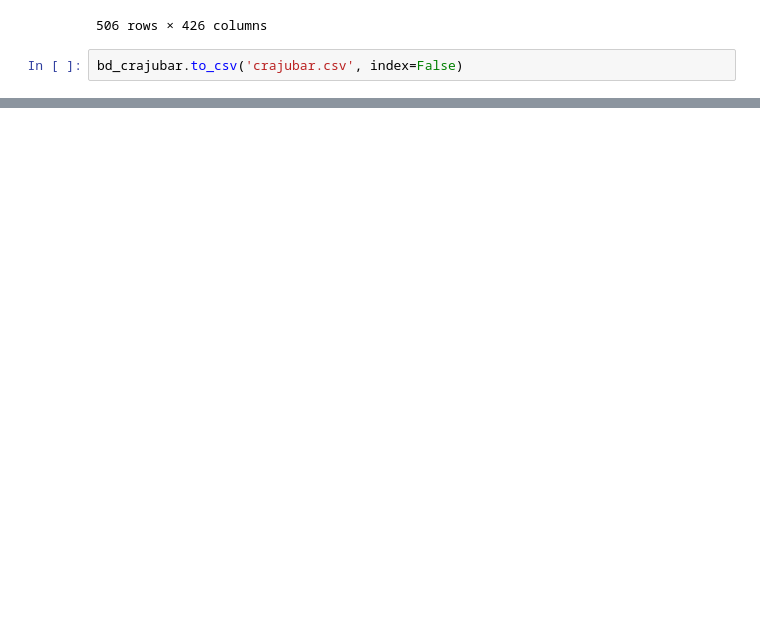
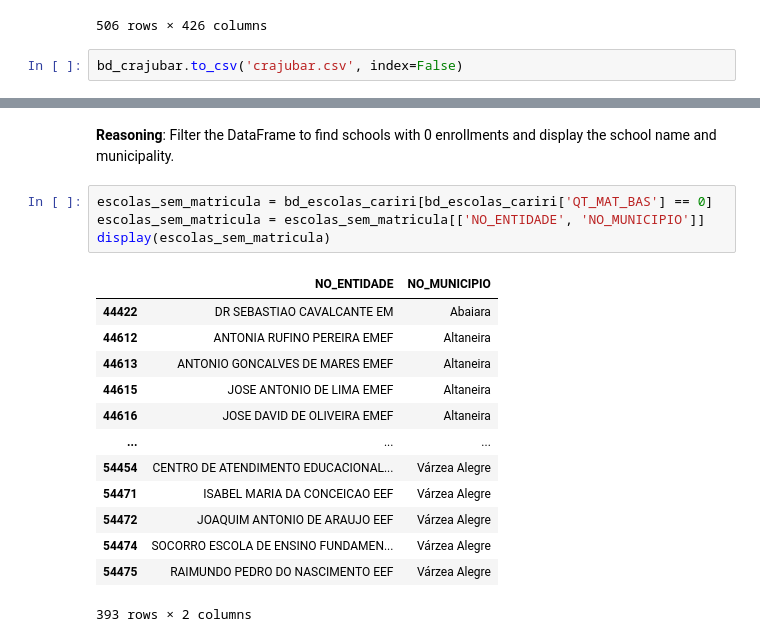
Before and after one commit to diogenesdeluna/blank-app, a Jupyter notebook: educacao_basica_cariri.ipynb, the cells around one changed output, grey strips where cells are left out. Saved outputs shown, nothing was run; the diff lists cells and outputs as text; blank space fills up the shorter version.

```diff
--- a/educacao_basica_cariri.ipynb
+++ b/educacao_basica_cariri.ipynb
@@ -120,0 +235,21 @@ bd_crajubar.to_csv('crajubar.csv', index=False)
+# %% [markdown]
+**Reasoning**:
+Filter the DataFrame to find schools with 0 enrollments and display the school name and municipality.
+# %%
+escolas_sem_matricula = bd_escolas_cariri[bd_escolas_cariri['QT_MAT_BAS'] == 0]
+escolas_sem_matricula = escolas_sem_matricula[['NO_ENTIDADE', 'NO_MUNICIPIO']]
+display(escolas_sem_matricula)
+# %% [output]
+|  | NO_ENTIDADE | NO_MUNICIPIO |
+| 44422 | DR SEBASTIAO CAVALCANTE EM | Abaiara |
+| 44612 | ANTONIA RUFINO PEREIRA EMEF | Altaneira |
+| 44613 | ANTONIO GONCALVES DE MARES EMEF | Altaneira |
+| 44615 | JOSE ANTONIO DE LIMA EMEF | Altaneira |
+| 44616 | JOSE DAVID DE OLIVEIRA EMEF | Altaneira |
+| ... | ... | ... |
+| 54454 | CENTRO DE ATENDIMENTO EDUCACIONAL... | Várzea Alegre |
+| 54471 | ISABEL MARIA DA CONCEICAO EEF | Várzea Alegre |
+| 54472 | JOAQUIM ANTONIO DE ARAUJO EEF | Várzea Alegre |
+| 54474 | SOCORRO ESCOLA DE ENSINO FUNDAMEN... | Várzea Alegre |
+| 54475 | RAIMUNDO PEDRO DO NASCIMENTO EEF | Várzea Alegre |
+393 rows × 2 columns
```
Also changed, not shown: parts of 25 cells of this notebook.
